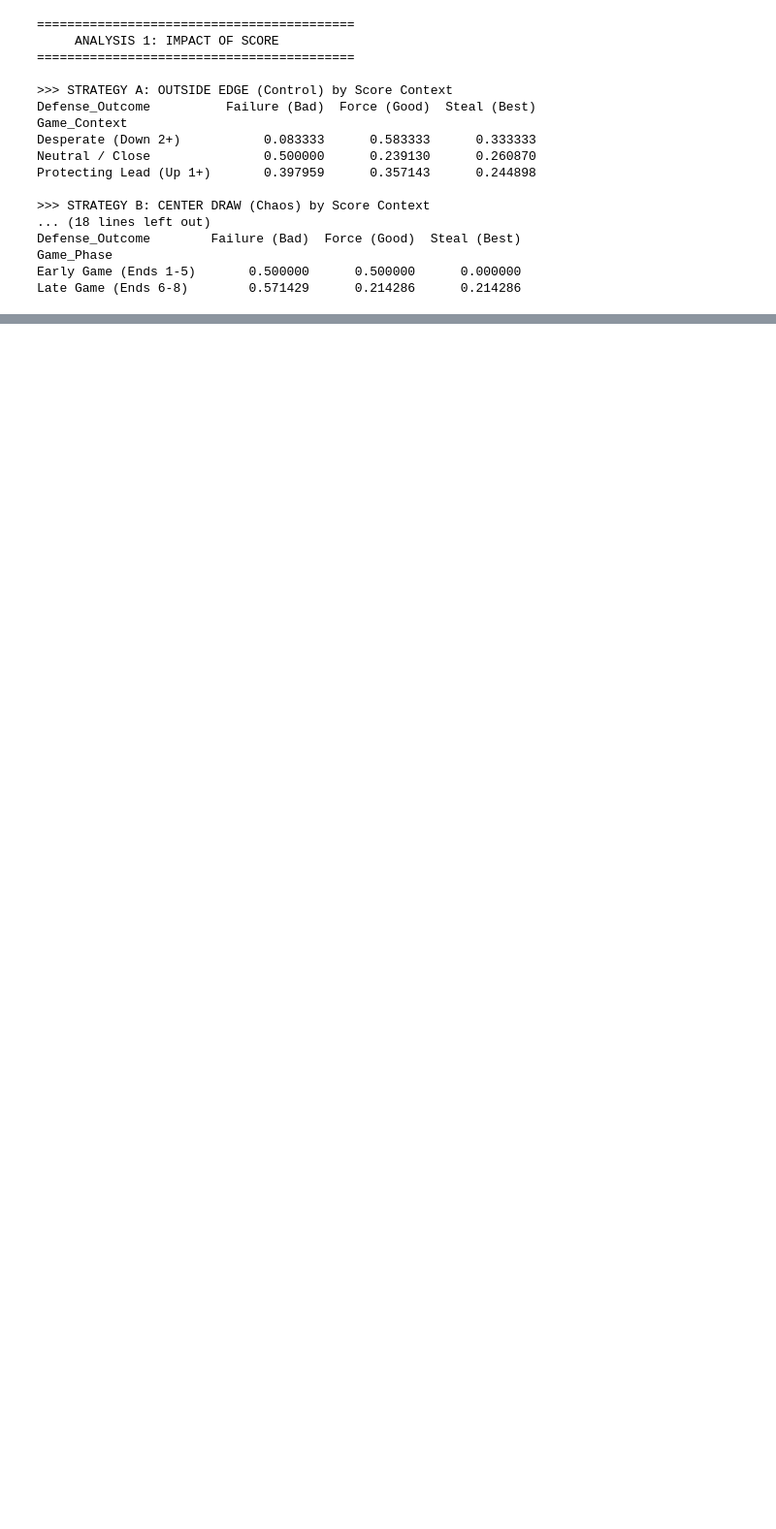
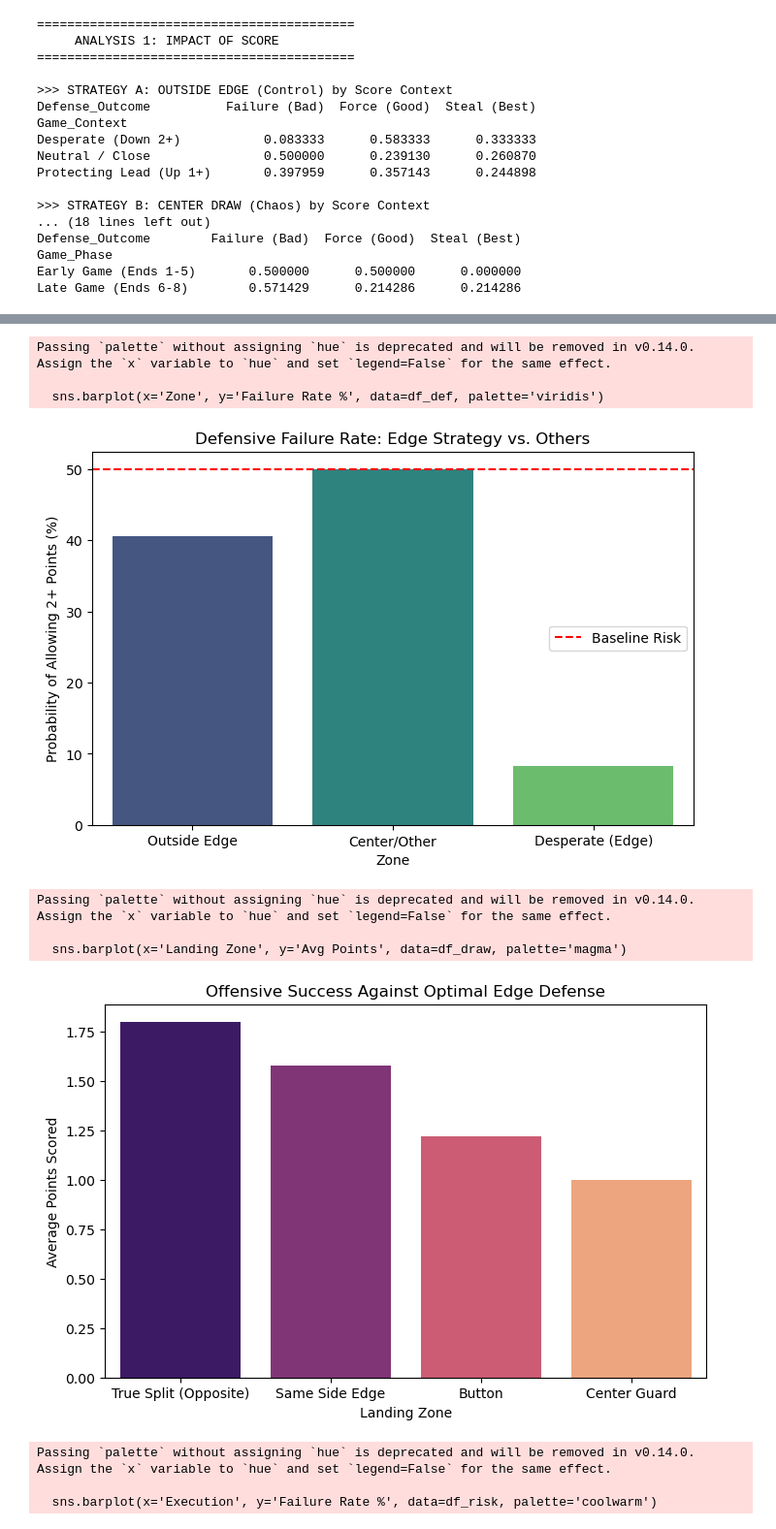
Before and after one commit to elijahmccauley/CSAS_Curling_Data_Challenge, a Jupyter notebook: powerplay_defense.ipynb, the cells around one changed output, grey strips where cells are left out. Shown at 97% size. Drawn from its saved outputs; the diff is of its cells as text; code cells hidden in the pictures; blank space fills up the shorter version.

```diff
--- a/powerplay_defense.ipynb
+++ b/powerplay_defense.ipynb
@@ -1353,0 +2056,60 @@ Late Game (Ends 6-8)        0.571429      0.214286      0.214286
+# %%
+import matplotlib.pyplot as plt
+import seaborn as sns
+
+# --- VISUAL 1: The Defensive 'Edge' Advantage ---
+# Comparing Failure Rates (2+ points) by Zone
+defense_data = {
+    'Zone': ['Outside Edge', 'Center/Other', 'Desperate (Edge)'],
+    'Failure Rate %': [40.6, 50.0, 8.3]
+}
+df_def = pd.DataFrame(defense_data)
+
+plt.figure(figsize=(8, 5))
+sns.barplot(x='Zone', y='Failure Rate %', data=df_def, palette='viridis')
+plt.title('Defensive Failure Rate: Edge Strategy vs. Others')
+plt.axhline(50, color='red', linestyle='--', label='Baseline Risk')
+plt.ylabel('Probability of Allowing 2+ Points (%)')
+plt.legend()
+plt.show()
+
+# --- VISUAL 2: The Offensive "True Split" Success ---
+# Comparing Avg Points for Draw Landing Zones against Edge Pressure
+draw_data = {
+    'Landing Zone': ['True Split (Opposite)', 'Same Side Edge', 'Button', 'Center Guard'],
+    'Avg Points': [1.80, 1.58, 1.22, 1.00]
+}
+df_draw = pd.DataFrame(draw_data)
+
+plt.figure(figsize=(8, 5))
+sns.barplot(x='Landing Zone', y='Avg Points', data=df_draw, palette='magma')
+plt.title('Offensive Success Against Optimal Edge Defense')
+plt.ylabel('Average Points Scored')
+plt.show()
+
+# --- VISUAL 3: Risk Paradox (The Raise Floor) ---
+# Comparing Failure Rate by Execution Points
+raise_risk = {
+    'Execution': ['High (3-4)', 'Low (0-2)'],
+    'Failure Rate %': [42.4, 41.7]
+}
+df_risk = pd.DataFrame(raise_risk)
+
+plt.figure(figsize=(6, 5))
+sns.barplot(x='Execution', y='Failure Rate %', data=df_risk, palette='coolwarm')
+plt.title('The Raise Paradox: Reliability vs. Execution')
+plt.ylabel('Probability of Failure (%)')
+plt.ylim(0, 100)
+plt.show()
+# %% [output]
+Passing `palette` without assigning `hue` is deprecated and will be removed in v0.14.0. Assign the `x` variable to `hue` and set `legend=False` for the same effect.
+
+  sns.barplot(x='Zone', y='Failure Rate %', data=df_def, palette='viridis')
+[figure, added]
+Passing `palette` without assigning `hue` is deprecated and will be removed in v0.14.0. Assign the `x` variable to `hue` and set `legend=False` for the same effect.
+
+  sns.barplot(x='Landing Zone', y='Avg Points', data=df_draw, palette='magma')
+[figure, added]
+Passing `palette` without assigning `hue` is deprecated and will be removed in v0.14.0. Assign the `x` variable to `hue` and set `legend=False` for the same effect.
+
+  sns.barplot(x='Execution', y='Failure Rate %', data=df_risk, palette='coolwarm')
```
Also changed, not shown: parts of 47 cells of this notebook.
